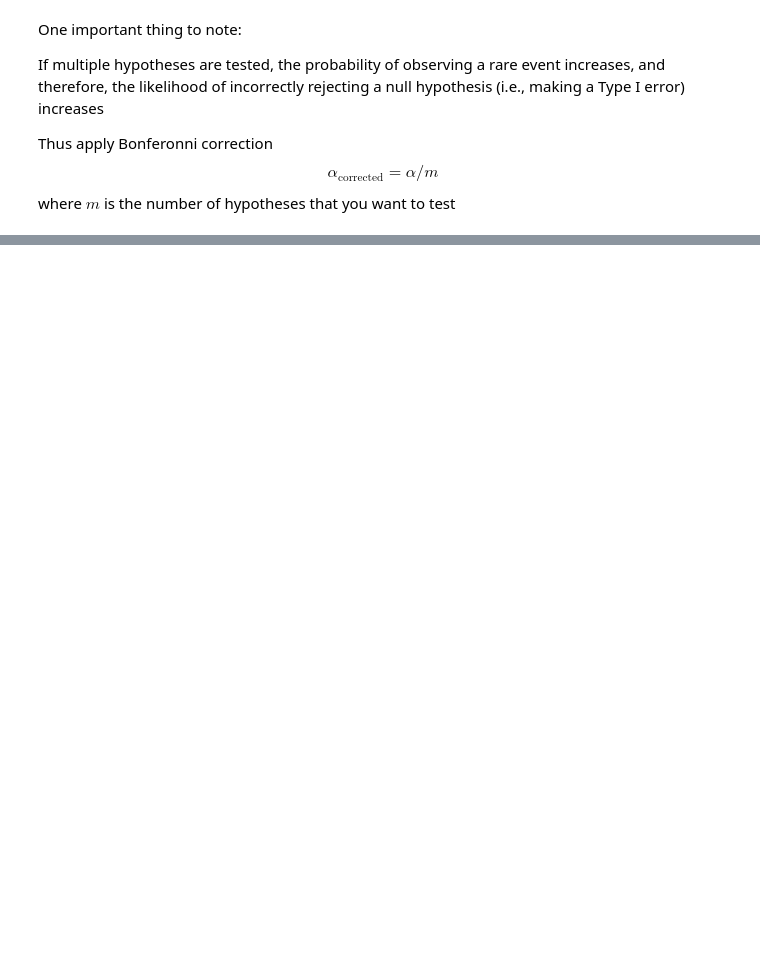
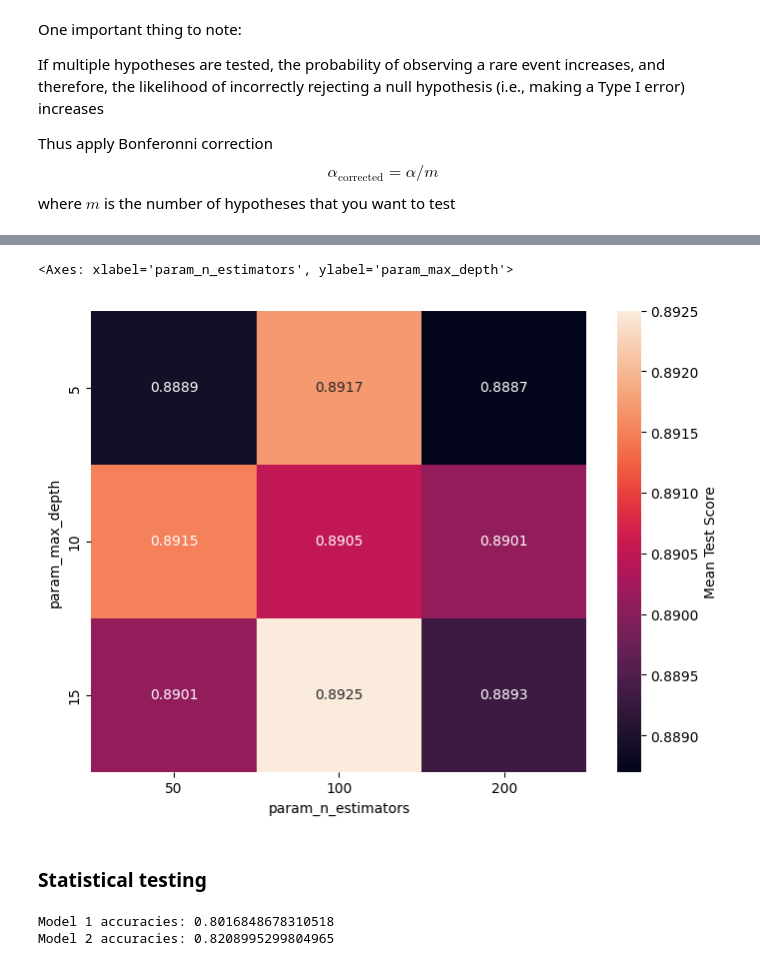
Before and after one commit to Zuyd-ADSAI/ZM001-2425-data-science, a Jupyter notebook: notebooks/ds_week8_model_optimization.ipynb, the cells around one changed output, grey strips where cells are left out. Cells and saved outputs as stored; diff of their text form; code cells hidden in the pictures; blank space fills up the shorter version.

```diff
--- a/notebooks/ds_week8_model_optimization.ipynb
+++ b/notebooks/ds_week8_model_optimization.ipynb
@@ -475,0 +461,4 @@ where $m$ is the number of hypotheses that you want to test
+# %%
+# Read CSV file into DataFrame
+df = pd.read_csv('../datasets/data_dc8.csv')
+df.head()
@@ -475,0 +472,50 @@ where $m$ is the number of hypotheses that you want to test
+# %%
+X = df.drop(columns=['Machine failure'])
+Y = df['Machine failure']
+# %%
+# Apply GridSearchCV with RF
+from sklearn.model_selection import GridSearchCV
+from sklearn.ensemble import RandomForestClassifier
+
+params = {
+    'n_estimators': [50, 100, 200],
+    'max_depth': [5, 10, 15],
+}
+
+model = RandomForestClassifier()
+gscv = GridSearchCV(model, params, scoring='accuracy', cv=5).fit(X, Y)
+# %%
+# Make a heatmap of the results
+results = pd.DataFrame(gscv.cv_results_)
+pivot_table = results.pivot(index='param_max_depth', columns='param_n_estimators', values='mean_test_score')
+fig, ax = plt.subplots(figsize=(8, 6))
+sns.heatmap(ax=ax, data=pivot_table, annot=True, fmt=".4f", cbar_kws={'label': 'Mean Test Score'})
+# %% [output]
+<Axes: xlabel='param_n_estimators', ylabel='param_max_depth'>
+[figure, added]
+# %% [markdown]
+### Statistical testing
+# %%
+from sklearn.model_selection import StratifiedKFold
+
+# Sample size
+cv = 30
+
+# Make scorer
+scorer = make_scorer(roc_auc_score)
+
+# Make k-fold splits
+cv = StratifiedKFold(n_splits=cv, shuffle=True, random_state=42)
+
+# Train two models with different hyperparameters
+model_1 = RandomForestClassifier(n_estimators=100, max_depth=10)
+model_2 = RandomForestClassifier(n_estimators=200, max_depth=15)
+
+model_1_scores = cross_val_score(model_1, X, Y, cv=cv, scoring=scorer)
+model_2_scores = cross_val_score(model_2, X, Y, cv=cv, scoring=scorer)
+
+print("Model 1 accuracies:", np.mean(model_1_scores))
+print("Model 2 accuracies:", np.mean(model_2_scores))
+# %% [output]
+Model 1 accuracies: 0.8016848678310518
+Model 2 accuracies: 0.8208995299804965
```
Also changed, not shown: parts of 15 cells of this notebook, 1 other file.
